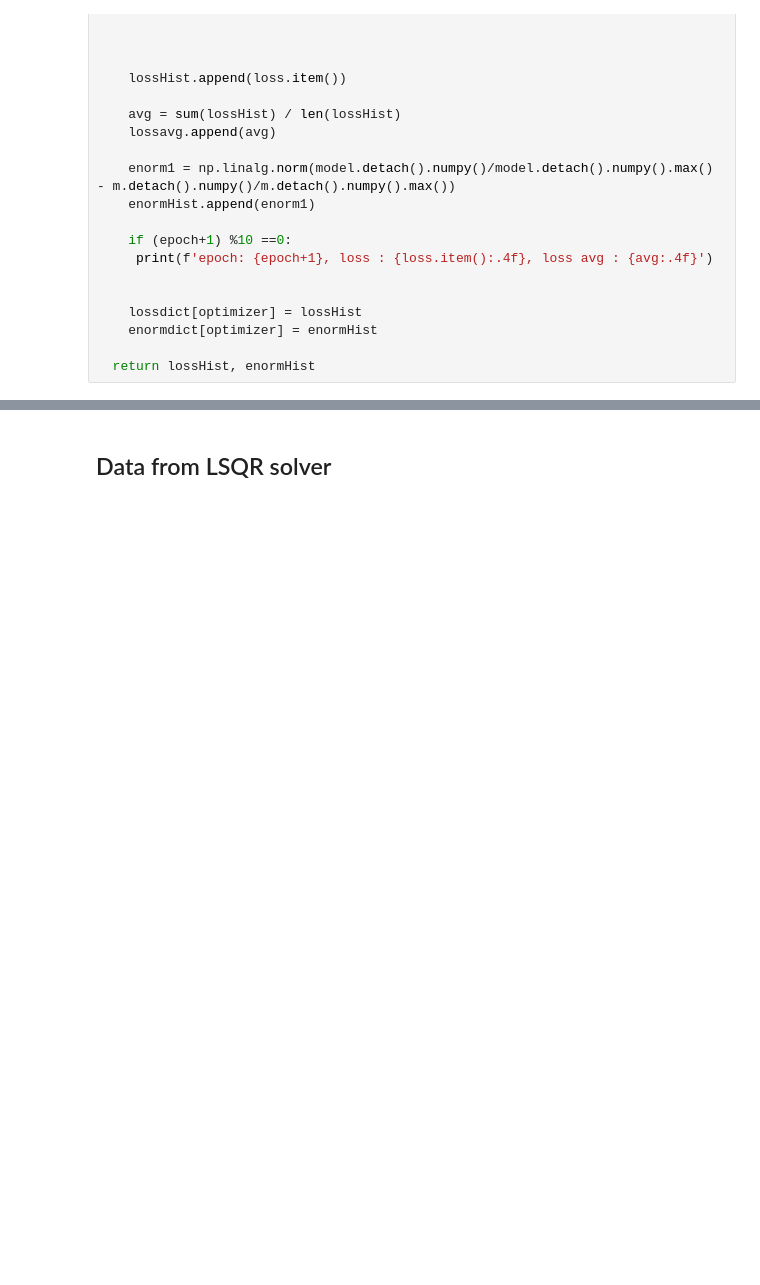
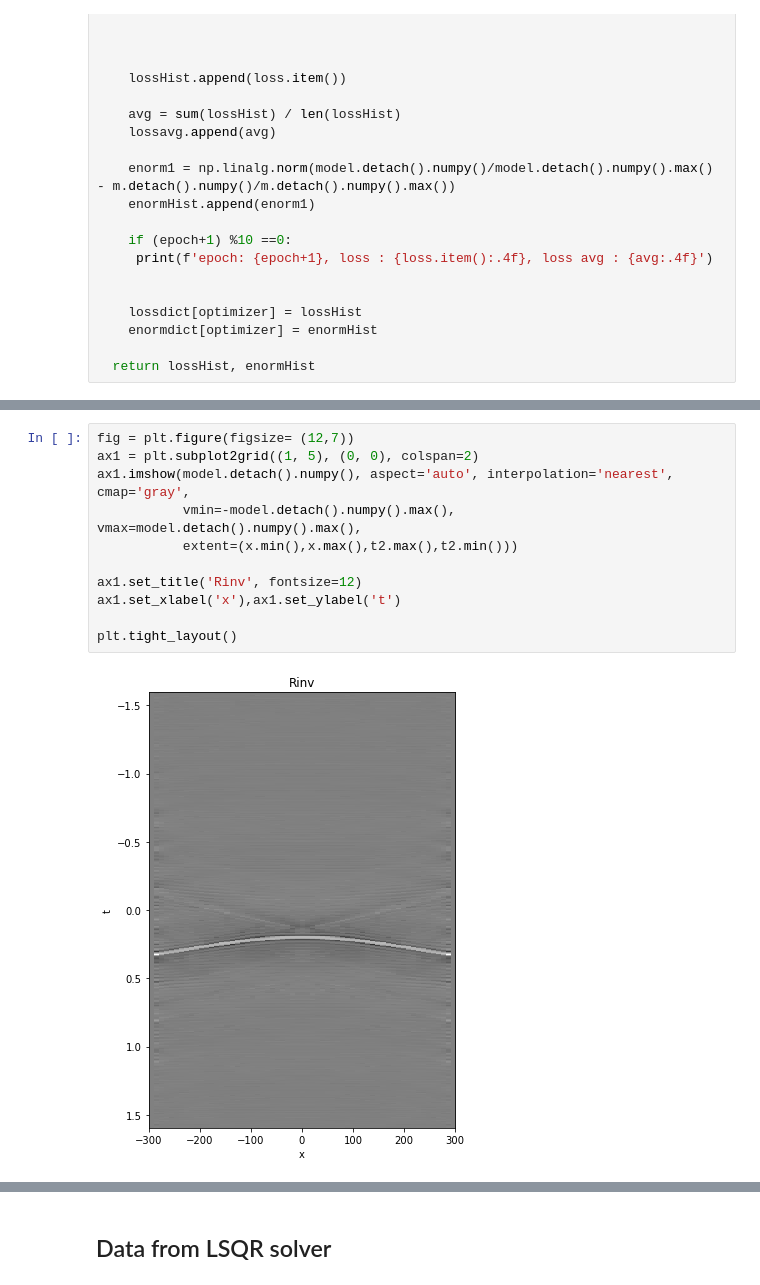
Before and after one commit to DIG-Kaust/MDD-StochasticSolvers, a Jupyter notebook: Full_Batch_MDD_comparison_FB.ipynb, the cells around one changed output, grey strips where cells are left out. Saved outputs shown, nothing was run; the diff lists cells and outputs as text; blank space fills up the shorter version.

```diff
--- a/Full_Batch_MDD_comparison_FB.ipynb
+++ b/Full_Batch_MDD_comparison_FB.ipynb
@@ -240,0 +311,13 @@ epoch: 100, loss : 0.0000, loss avg : 0.0003
+# %%
+fig = plt.figure(figsize= (12,7))
+ax1 = plt.subplot2grid((1, 5), (0, 0), colspan=2)
+ax1.imshow(model.detach().numpy(), aspect='auto', interpolation='nearest', cmap='gray',
+           vmin=-model.detach().numpy().max(), vmax=model.detach().numpy().max(),
+           extent=(x.min(),x.max(),t2.max(),t2.min()))
+
+ax1.set_title('Rinv', fontsize=12)
+ax1.set_xlabel('x'),ax1.set_ylabel('t')
+
+plt.tight_layout()
+# %% [output]
+[figure, added]
```
Also changed, not shown: parts of 13 cells of this notebook.
